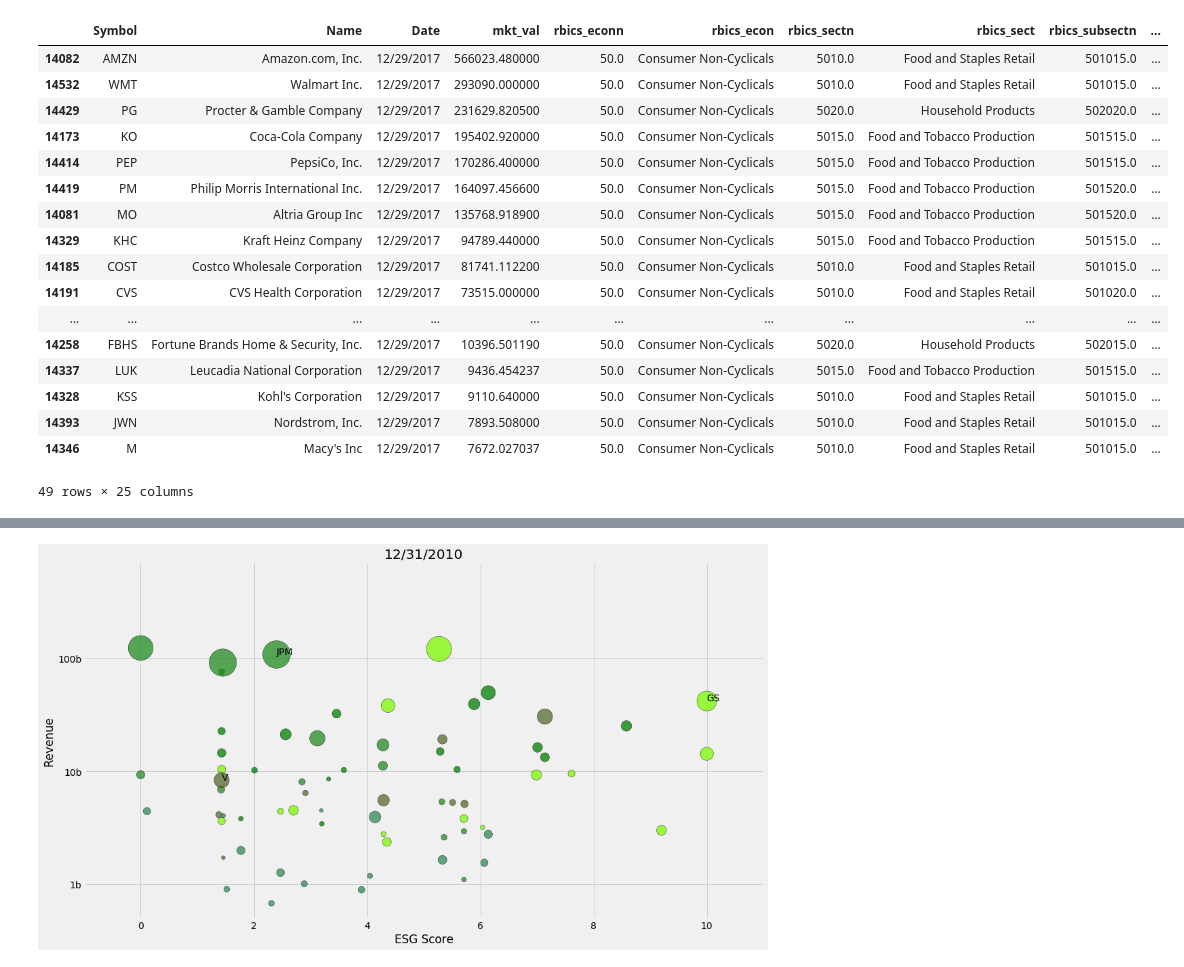
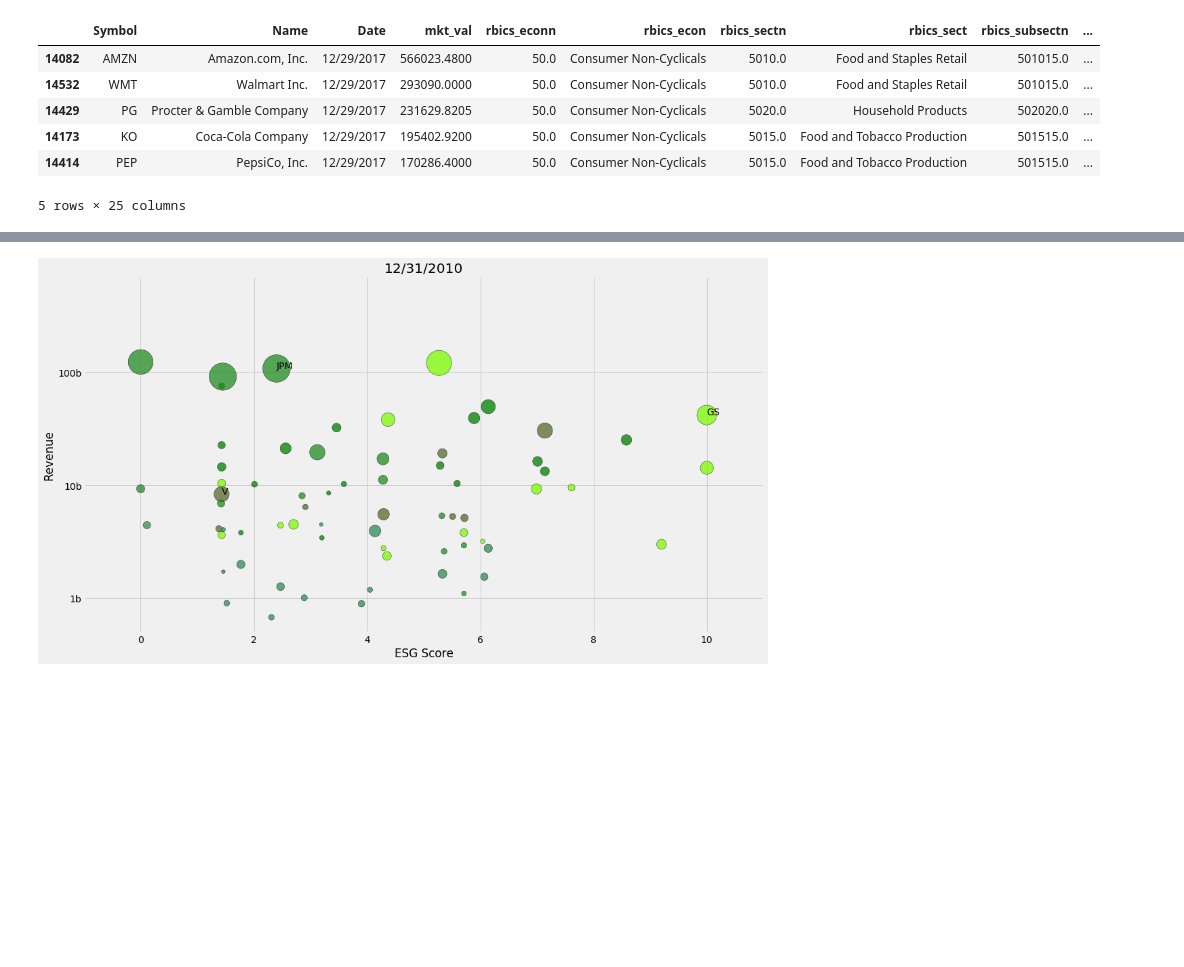
Before and after one commit to naidaire/CTS_Project_HR, a Jupyter notebook: Hans_Rosling_RBICS_Econ.ipynb, the cells around one changed output, grey strips where cells are left out. Drawn from its saved outputs; the diff is of its cells as text; code cells hidden in the pictures; blank space fills up the shorter version.

```diff
--- a/Hans_Rosling_RBICS_Econ.ipynb
+++ b/Hans_Rosling_RBICS_Econ.ipynb
@@ -169,23 +176,14 @@ hans_rosling_year = hans_rosling.loc[date_filter, :]
 rbics_filter = hans_rosling_year.loc[:, 'rbics_econ'] == 'Consumer Non-Cyclicals'
 hans_rosling_year_and_rbics = hans_rosling_year.loc[rbics_filter, :]
 # %%
-(hans_rosling_year_and_rbics.sort_values('mkt_val', ascending=False))
+# Identity leader by market cap
+
+(hans_rosling_year_and_rbics.sort_values('mkt_val', ascending=False)).head()
 # %% [output]
 |  | Symbol | Name | Date | mkt_val | rbics_econn | rbics_econ | rbics_sectn | rbics_sect | rbics_subsectn | ... |
-| 14082 | AMZN | Amazon.com, Inc. | 12/29/2017 | 566023.480000 | 50.0 | Consumer Non-Cyclicals | 5010.0 | Food and Staples Retail | 501015.0 | ... |
-| 14532 | WMT | Walmart Inc. | 12/29/2017 | 293090.000000 | 50.0 | Consumer Non-Cyclicals | 5010.0 | Food and Staples Retail | 501015.0 | ... |
-| 14429 | PG | Procter & Gamble Company | 12/29/2017 | 231629.820500 | 50.0 | Consumer Non-Cyclicals | 5020.0 | Household Products | 502020.0 | ... |
-| 14173 | KO | Coca-Cola Company | 12/29/2017 | 195402.920000 | 50.0 | Consumer Non-Cyclicals | 5015.0 | Food and Tobacco Production | 501515.0 | ... |
-| 14414 | PEP | PepsiCo, Inc. | 12/29/2017 | 170286.400000 | 50.0 | Consumer Non-Cyclicals | 5015.0 | Food and Tobacco Production | 501515.0 | ... |
-| 14419 | PM | Philip Morris International Inc. | 12/29/2017 | 164097.456600 | 50.0 | Consumer Non-Cyclicals | 5015.0 | Food and Tobacco Production | 501520.0 | ... |
-| 14081 | MO | Altria Group Inc | 12/29/2017 | 135768.918900 | 50.0 | Consumer Non-Cyclicals | 5015.0 | Food and Tobacco Production | 501520.0 | ... |
-| 14329 | KHC | Kraft Heinz Company | 12/29/2017 | 94789.440000 | 50.0 | Consumer Non-Cyclicals | 5015.0 | Food and Tobacco Production | 501515.0 | ... |
-| 14185 | COST | Costco Wholesale Corporation | 12/29/2017 | 81741.112200 | 50.0 | Consumer Non-Cyclicals | 5010.0 | Food and Staples Retail | 501015.0 | ... |
-| 14191 | CVS | CVS Health Corporation | 12/29/2017 | 73515.000000 | 50.0 | Consumer Non-Cyclicals | 5010.0 | Food and Staples Retail | 501020.0 | ... |
-| ... | ... | ... | ... | ... | ... | ... | ... | ... | ... | ... |
-| 14258 | FBHS | Fortune Brands Home & Security, Inc. | 12/29/2017 | 10396.501190 | 50.0 | Consumer Non-Cyclicals | 5020.0 | Household Products | 502015.0 | ... |
-| 14337 | LUK | Leucadia National Corporation | 12/29/2017 | 9436.454237 | 50.0 | Consumer Non-Cyclicals | 5015.0 | Food and Tobacco Production | 501515.0 | ... |
-| 14328 | KSS | Kohl's Corporation | 12/29/2017 | 9110.640000 | 50.0 | Consumer Non-Cyclicals | 5010.0 | Food and Staples Retail | 501015.0 | ... |
-| 14393 | JWN | Nordstrom, Inc. | 12/29/2017 | 7893.508000 | 50.0 | Consumer Non-Cyclicals | 5010.0 | Food and Staples Retail | 501015.0 | ... |
-| 14346 | M | Macy's Inc | 12/29/2017 | 7672.027037 | 50.0 | Consumer Non-Cyclicals | 5010.0 | Food and Staples Retail | 501015.0 | ... |
+| 14082 | AMZN | Amazon.com, Inc. | 12/29/2017 | 566023.4800 | 50.0 | Consumer Non-Cyclicals | 5010.0 | Food and Staples Retail | 501015.0 | ... |
+| 14532 | WMT | Walmart Inc. | 12/29/2017 | 293090.0000 | 50.0 | Consumer Non-Cyclicals | 5010.0 | Food and Staples Retail | 501015.0 | ... |
+| 14429 | PG | Procter & Gamble Company | 12/29/2017 | 231629.8205 | 50.0 | Consumer Non-Cyclicals | 5020.0 | Household Products | 502020.0 | ... |
+| 14173 | KO | Coca-Cola Company | 12/29/2017 | 195402.9200 | 50.0 | Consumer Non-Cyclicals | 5015.0 | Food and Tobacco Production | 501515.0 | ... |
+| 14414 | PEP | PepsiCo, Inc. | 12/29/2017 | 170286.4000 | 50.0 | Consumer Non-Cyclicals | 5015.0 | Food and Tobacco Production | 501515.0 | ... |
-49 rows × 25 columns
+5 rows × 25 columns
```
Also changed, not shown: parts of 11 cells of this notebook, 6 other files.
